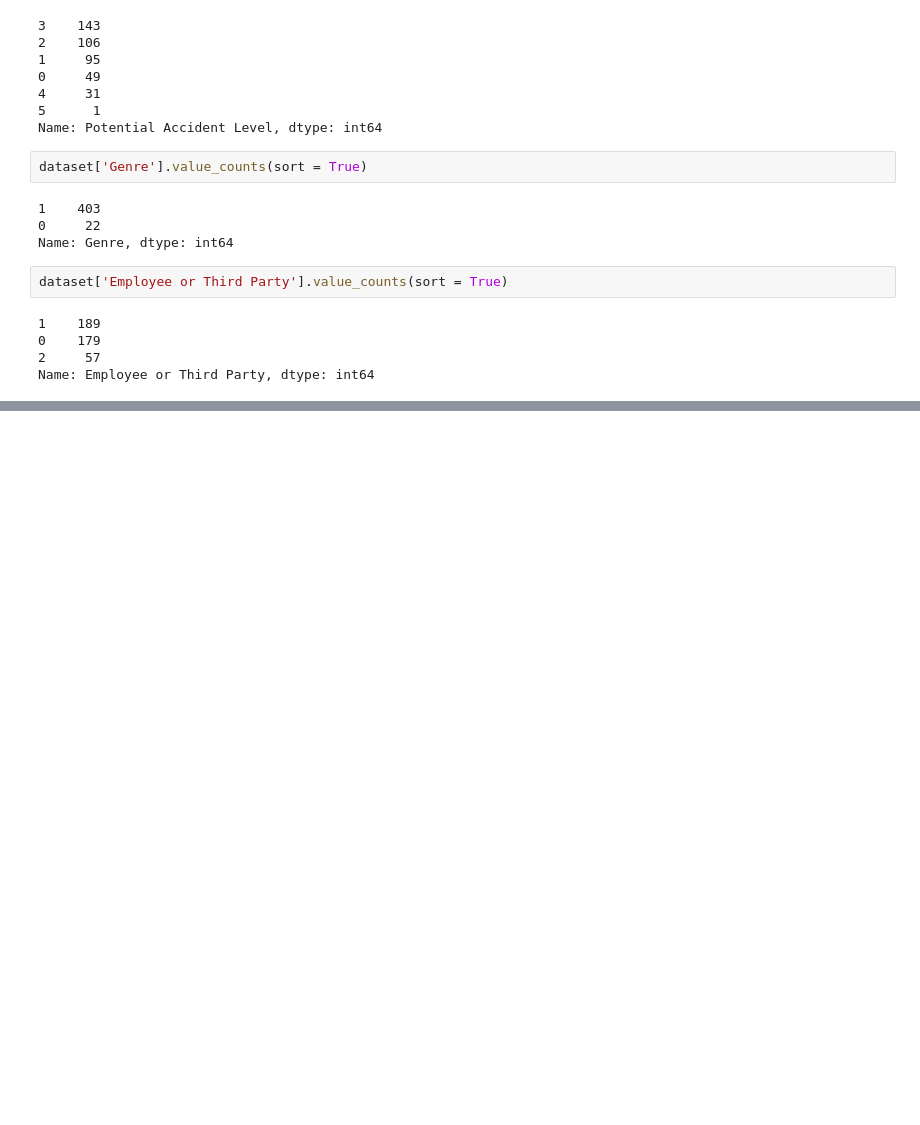
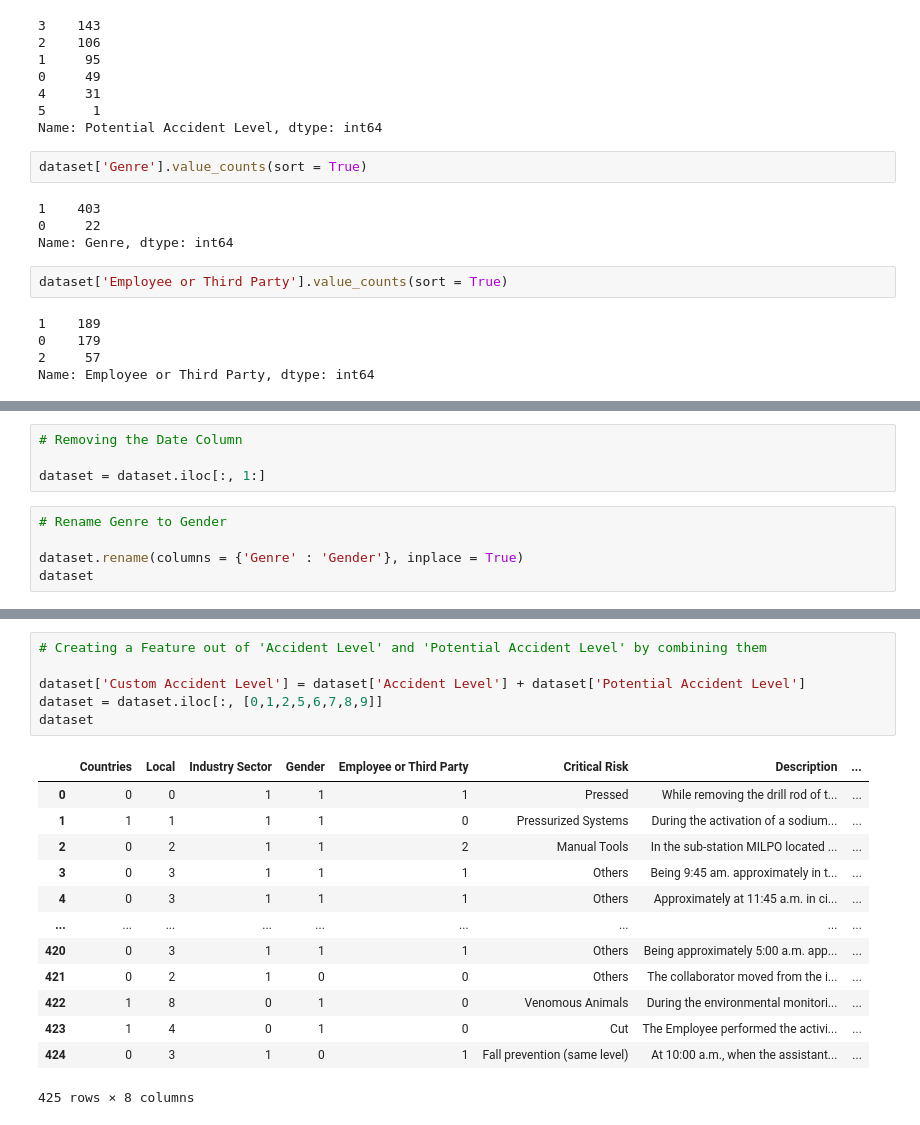
Before and after one commit to siiddd/Risk-Analysis-Chatbot, a Jupyter notebook: Chatbot.ipynb, the cells around one changed output, grey strips where cells are left out. Cells and saved outputs as stored; diff of their text form; blank space fills up the shorter version.

```diff
--- a/Chatbot.ipynb
+++ b/Chatbot.ipynb
@@ -142,0 +159,9 @@ Name: Employee or Third Party, dtype: int64
+# %%
+# Removing the Date Column
+
+dataset = dataset.iloc[:, 1:]
+# %%
+# Rename Genre to Gender
+
+dataset.rename(columns = {'Genre' : 'Gender'}, inplace = True)
+dataset
@@ -142,0 +182,20 @@ Name: Employee or Third Party, dtype: int64
+# %%
+# Creating a Feature out of 'Accident Level' and 'Potential Accident Level' by combining them
+
+dataset['Custom Accident Level'] = dataset['Accident Level'] + dataset['Potential Accident Level']
+dataset = dataset.iloc[:, [0,1,2,5,6,7,8,9]]
+dataset
+# %% [output]
+|  | Countries | Local | Industry Sector | Gender | Employee or Third Party | Critical Risk | Description | ... |
+| 0 | 0 | 0 | 1 | 1 | 1 | Pressed | While removing the drill rod of t... | ... |
+| 1 | 1 | 1 | 1 | 1 | 0 | Pressurized Systems | During the activation of a sodium... | ... |
+| 2 | 0 | 2 | 1 | 1 | 2 | Manual Tools | In the sub-station MILPO located ... | ... |
+| 3 | 0 | 3 | 1 | 1 | 1 | Others | Being 9:45 am. approximately in t... | ... |
+| 4 | 0 | 3 | 1 | 1 | 1 | Others | Approximately at 11:45 a.m. in ci... | ... |
+| ... | ... | ... | ... | ... | ... | ... | ... | ... |
+| 420 | 0 | 3 | 1 | 1 | 1 | Others | Being approximately 5:00 a.m. app... | ... |
+| 421 | 0 | 2 | 1 | 0 | 0 | Others | The collaborator moved from the i... | ... |
+| 422 | 1 | 8 | 0 | 1 | 0 | Venomous Animals | During the environmental monitori... | ... |
+| 423 | 1 | 4 | 0 | 1 | 0 | Cut | The Employee performed the activi... | ... |
+| 424 | 0 | 3 | 1 | 0 | 1 | Fall prevention (same level) | At 10:00 a.m., when the assistant... | ... |
+425 rows × 8 columns
```
Also changed, not shown: parts of 17 cells of this notebook.
